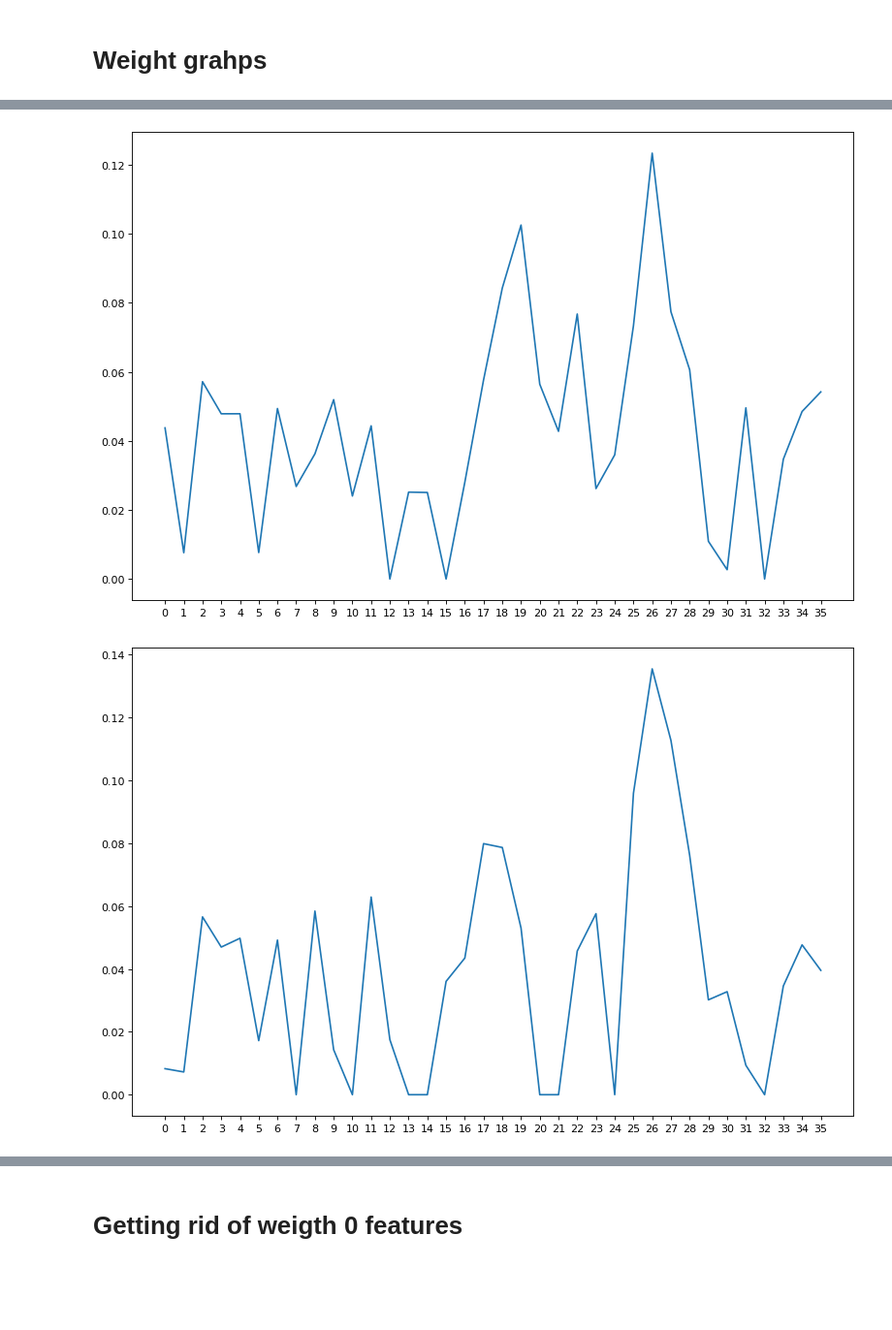
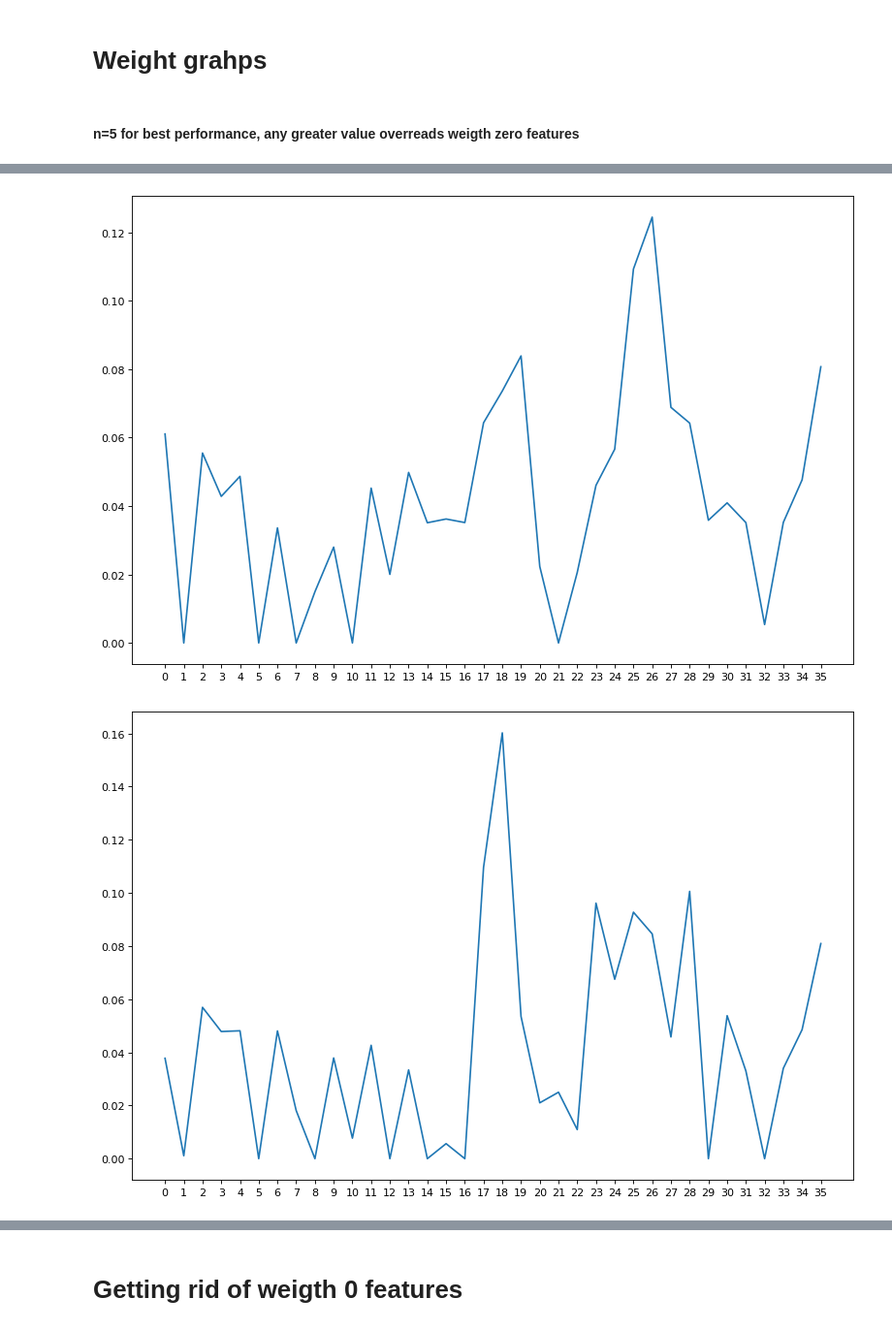
Before and after one commit to PaolaRondon/Biomol_classifier, a Jupyter notebook: FirstModel.ipynb, the cells around one changed output, grey strips where cells are left out. Shown at 97% size. Saved outputs shown, nothing was run; the diff lists cells and outputs as text; code cells hidden in the pictures; blank space fills up the shorter version.

```diff
--- a/FirstModel.ipynb
+++ b/FirstModel.ipynb
@@ -95,13 +92,12 @@ from sklearn.metrics import confusion_matrix
 from sklearn.metrics import f1_score
 from sklearn.metrics import accuracy_score
 from sklearn.svm import LinearSVC
-# %%
-mixed_df=mixed_df.set_index(["m_name"])
 # %%
 clf = LinearSVC(random_state=0, tol=1e-5, dual=False)
 # %%
-y=mixed_df["is_cns_molecule"]
-x=mixed_df.drop(["is_cns_molecule"],axis=1)
+data_frame=mixed_df.drop(["m_name"],axis=1)
+y=data_frame["is_cns_molecule"]
+x=data_frame.drop(["is_cns_molecule"],axis=1)
 # %%
 x_train, x_test, y_train, y_test=train_test_split(x,y,random_state=0,test_size=0.2)
 # %%
@@ -140,7 +136,7 @@ selection_type=mutual_info_regression, selected_k=len(x.columns)/2, columns_leng
 # %%
 from sklearn.feature_selection import *
 
-def selector_scores(selection_type=mutual_info_regression,selected_k=len(x.columns)/2,columns_length=len(x.columns),
+def selector_scores(selection_type=mutual_info_regression,selected_k=10,columns_length=len(x.columns),
                     data=x,historical_class=y):
 
     def get_scores(selector,columns_length):
@@ -177,7 +173,7 @@ def get_weigth_zero_features(data,scores):
 
     return weight_zero_features
 # %%
-def get_weigths_n_iteration(x,y,n):
+def get_weigths_n_iterations(x,y,n):
     lst=[]
     for i in range(n):
         scores=selector_scores(data=x,historical_class=y)
@@ -187,6 +183,8 @@ def get_weigths_n_iteration(x,y,n):
     return get_fixed_list(lst)
 # %% [markdown]
 # Weight grahps
+# %% [markdown]
+#### n=5 for best performance, any greater value overreads weigth zero features
 # %%
-weight_zero_features=get_weigths_n_iteration(x,y,n=10)
+weight_zero_features=get_weigths_n_iterations(x,y,n=5)
 # %% [output]
@@ -194,2 +192,2 @@ weight_zero_features=get_weigths_n_iteration(x,y,n=10)
-[figure, old version]
+[figure, new version]
-[figure, old version]
+[figure, new version]
```
Also changed, not shown: parts of 11 cells of this notebook, 2 other files.
